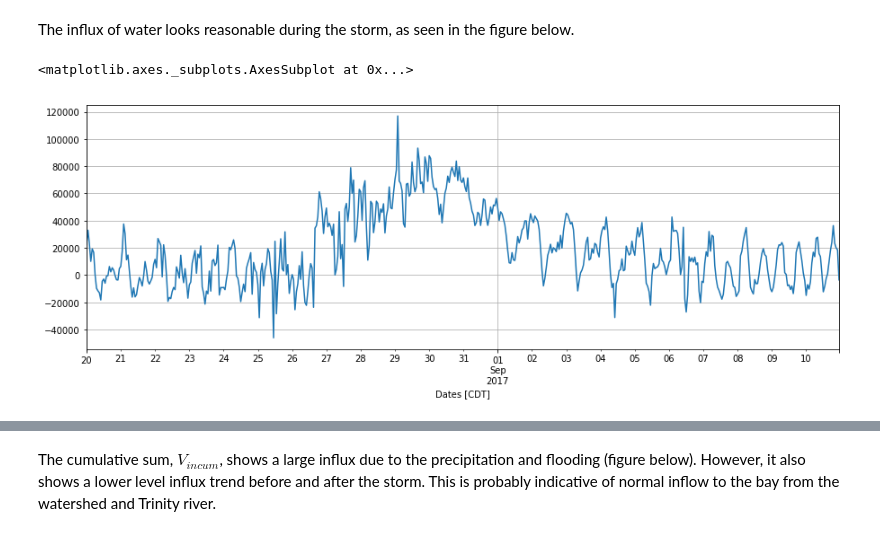
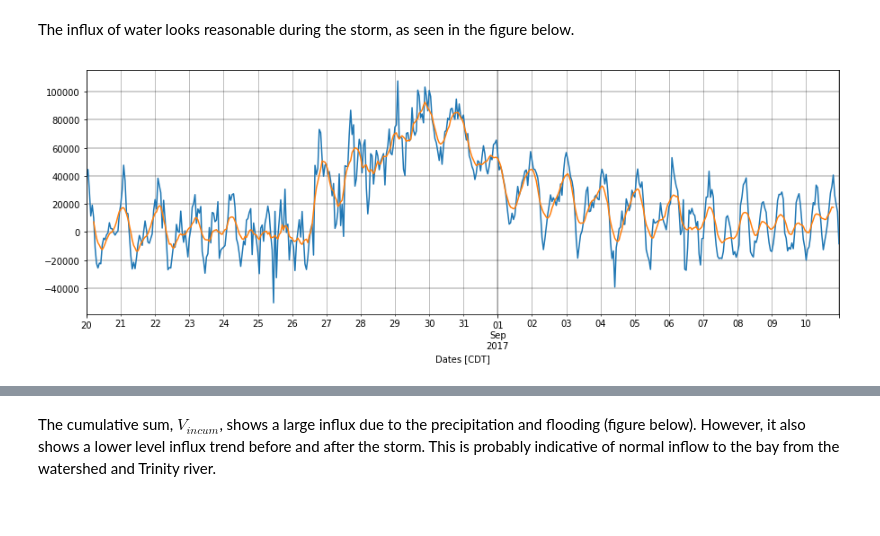
Before and after one commit to kthyng/flood_estimate, a Jupyter notebook: Analysis.ipynb, the cells around one changed output, grey strips where cells are left out. Saved outputs shown, nothing was run; the diff lists cells and outputs as text; code cells hidden in the pictures.

```diff
--- a/Analysis.ipynb
+++ b/Analysis.ipynb
@@ -374,11 +356,14 @@ dVwdt = Aw * detawdt
 
 Now we can make the final calculation.
 # %%
-Qin = Qch + dVdt + dVwdt + dVedt
+Qin = Qch + dVdt + dVedt
 # %% [markdown]
 The influx of water looks reasonable during the storm, as seen in the figure below.
-# %%
-Qin['2017-8-20':'2017-9-10'].plot(figsize=(15,5), grid=True)
-# %% [output]
-<matplotlib.axes._subplots.AxesSubplot at 0x...>
-[figure, removed]
+# %%
+Qin['2017-8-20':'2017-9-10'].plot(figsize=(15,5), grid=True)
+(Qin['2017-8-20':'2017-9-10'].rolling(center=True, window=10).mean()).plot(figsize=(15,5), grid=True)
+# Qch['2017-8-20':'2017-9-10'].plot(grid=True)
+plt.grid(which='major', lw=1.5, color='k', alpha=0.25)
+plt.grid(which='minor', lw=1, color='k', alpha=0.25)
+# %% [output]
+[figure, added]
```
Also changed, not shown: parts of 31 cells of this notebook, 2 other files.
